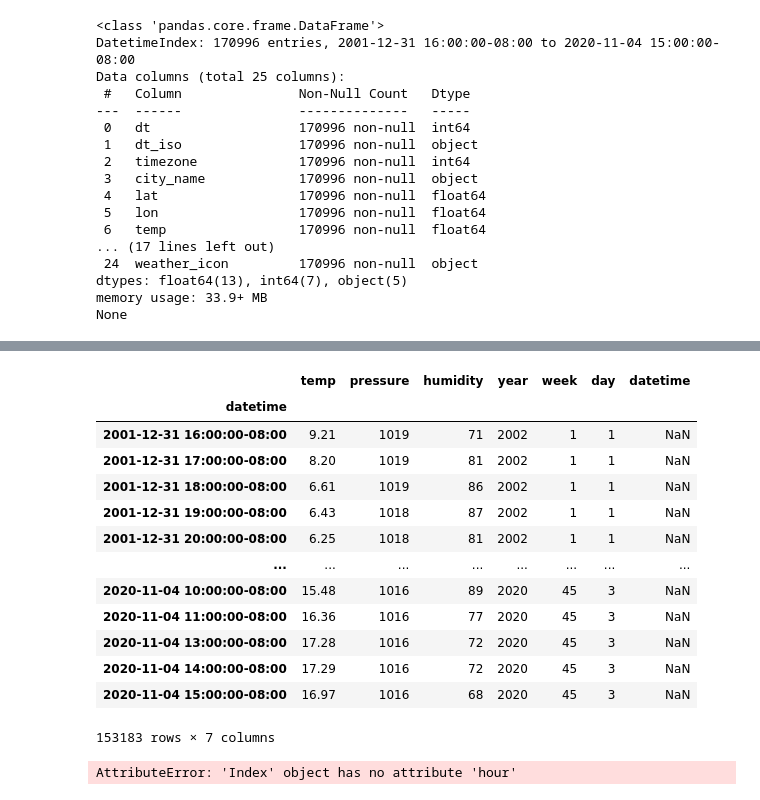
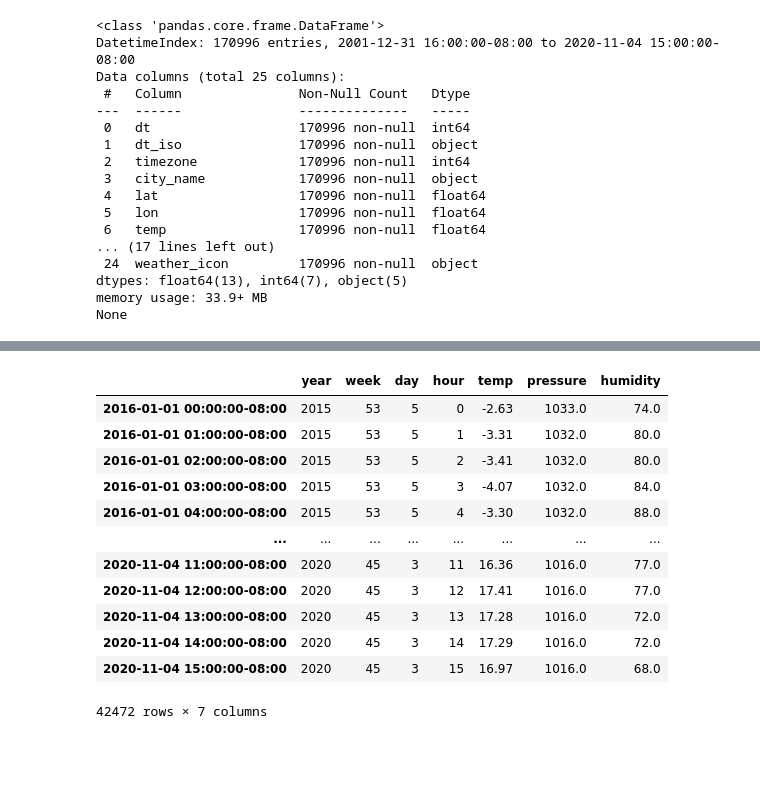
Before and after one commit to cmp0xff/seattle-911, a Jupyter notebook: main.ipynb, the cells around one changed output, grey strips where cells are left out. Saved outputs shown, nothing was run; the diff lists cells and outputs as text; code cells hidden in the pictures; blank space fills up the shorter version.

```diff
--- a/main.ipynb
+++ b/main.ipynb
@@ -98,32 +126,16 @@ tar
-# %%
-#!/usr/bin/env python
-
-# import pandas as pd
-# import numpy as np
-# import matplotlib.pyplot as plt
-
-
-
-ftr = wtr_df[['temp', 'pressure', 'humidity']].copy()
-ftr.drop_duplicates(inplace=True)
-ftr = ftr.join(ftr.index.isocalendar().join(pd.DataFrame(ftr.index.hour)))
-ftr
-# %% [output]
-|  | temp | pressure | humidity | year | week | day | datetime |
-| datetime |  |  |  |  |  |  |  |
-| 2001-12-31 16:00:00-08:00 | 9.21 | 1019 | 71 | 2002 | 1 | 1 | NaN |
-| 2001-12-31 17:00:00-08:00 | 8.20 | 1019 | 81 | 2002 | 1 | 1 | NaN |
-| 2001-12-31 18:00:00-08:00 | 6.61 | 1019 | 86 | 2002 | 1 | 1 | NaN |
-| 2001-12-31 19:00:00-08:00 | 6.43 | 1018 | 87 | 2002 | 1 | 1 | NaN |
-| 2001-12-31 20:00:00-08:00 | 6.25 | 1018 | 81 | 2002 | 1 | 1 | NaN |
-| ... | ... | ... | ... | ... | ... | ... | ... |
-| 2020-11-04 10:00:00-08:00 | 15.48 | 1016 | 89 | 2020 | 45 | 3 | NaN |
-| 2020-11-04 11:00:00-08:00 | 16.36 | 1016 | 77 | 2020 | 45 | 3 | NaN |
-| 2020-11-04 13:00:00-08:00 | 17.28 | 1016 | 72 | 2020 | 45 | 3 | NaN |
-| 2020-11-04 14:00:00-08:00 | 17.29 | 1016 | 72 | 2020 | 45 | 3 | NaN |
-| 2020-11-04 15:00:00-08:00 | 16.97 | 1016 | 68 | 2020 | 45 | 3 | NaN |
-153183 rows × 7 columns
-# %%
-pd.DataFrame(ftr.index.hour).set_index(ftr.index)
-# %% [output]
-AttributeError: 'Index' object has no attribute 'hour'
+# %%
+xy['2016':'2020'].iloc[:, 1:]
+# %% [output]
+|  | year | week | day | hour | temp | pressure | humidity |
+| 2016-01-01 00:00:00-08:00 | 2015 | 53 | 5 | 0 | -2.63 | 1033.0 | 74.0 |
+| 2016-01-01 01:00:00-08:00 | 2015 | 53 | 5 | 1 | -3.31 | 1032.0 | 80.0 |
+| 2016-01-01 02:00:00-08:00 | 2015 | 53 | 5 | 2 | -3.41 | 1032.0 | 80.0 |
+| 2016-01-01 03:00:00-08:00 | 2015 | 53 | 5 | 3 | -4.07 | 1032.0 | 84.0 |
+| 2016-01-01 04:00:00-08:00 | 2015 | 53 | 5 | 4 | -3.30 | 1032.0 | 88.0 |
+| ... | ... | ... | ... | ... | ... | ... | ... |
+| 2020-11-04 11:00:00-08:00 | 2020 | 45 | 3 | 11 | 16.36 | 1016.0 | 77.0 |
+| 2020-11-04 12:00:00-08:00 | 2020 | 45 | 3 | 12 | 17.41 | 1016.0 | 77.0 |
+| 2020-11-04 13:00:00-08:00 | 2020 | 45 | 3 | 13 | 17.28 | 1016.0 | 72.0 |
+| 2020-11-04 14:00:00-08:00 | 2020 | 45 | 3 | 14 | 17.29 | 1016.0 | 72.0 |
+| 2020-11-04 15:00:00-08:00 | 2020 | 45 | 3 | 15 | 16.97 | 1016.0 | 68.0 |
+42472 rows × 7 columns
```
Also changed, not shown: parts of 6 cells of this notebook.
